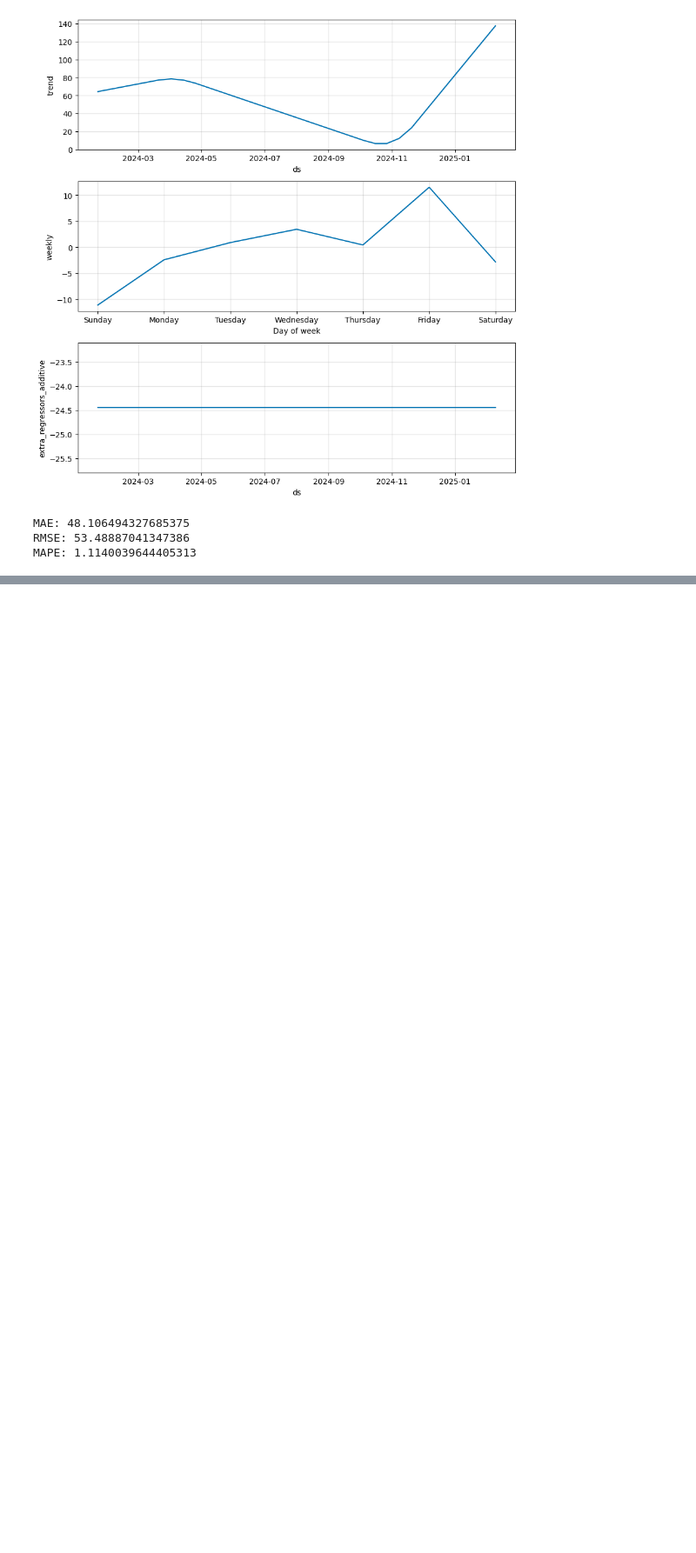
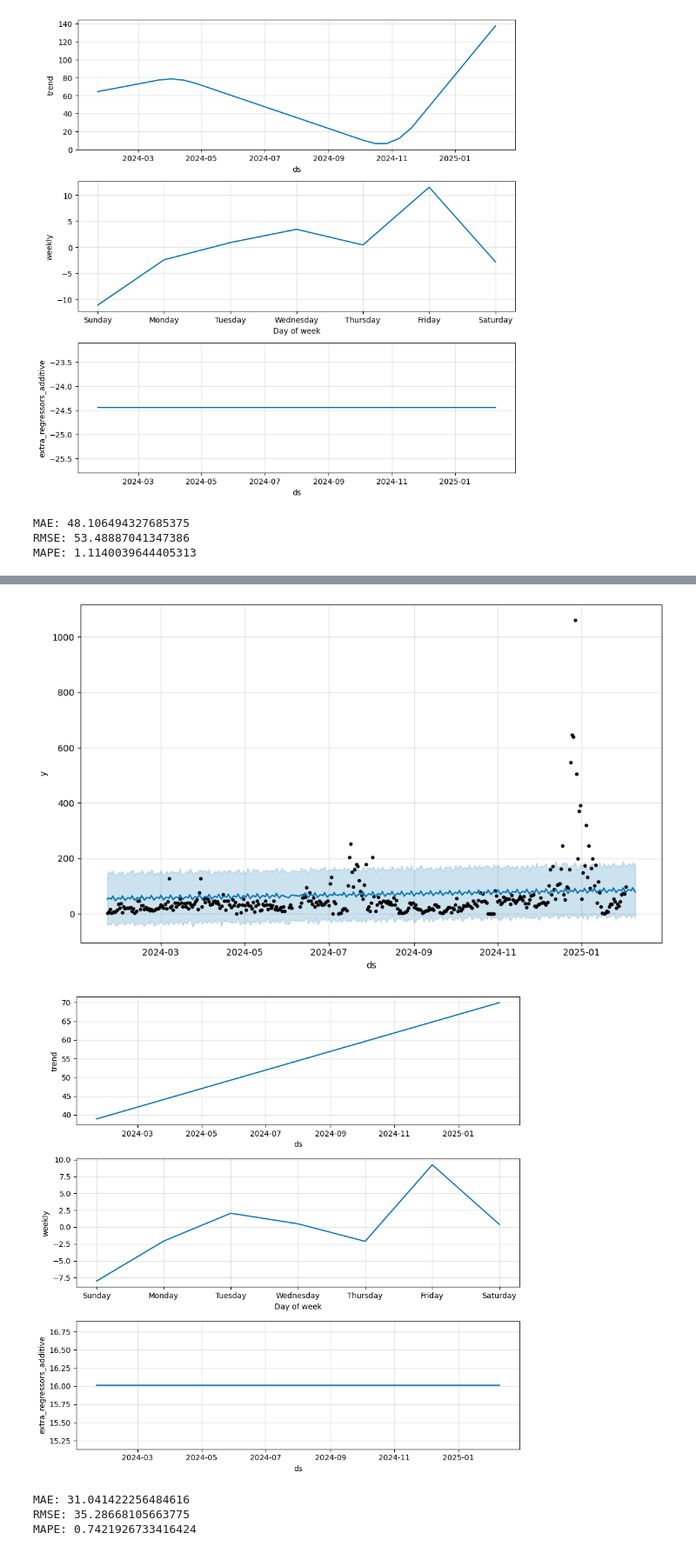
Before and after one commit to MrEcho35/Eterna-Task, a Jupyter notebook: notebook.ipynb, the cells around one changed output, grey strips where cells are left out. Shown: that part at 87% size. Drawn from its saved outputs; the diff is of its cells as text; code cells hidden in the pictures; blank space fills up the shorter version.

```diff
--- a/notebook.ipynb
+++ b/notebook.ipynb
@@ -220,0 +370,19 @@ MAPE: 1.1140039644405313
+# %%
+# Create a future dataframe (7 days ahead)
+future = model.make_future_dataframe(periods=7)
+
+# Add the necessary columns for future prediction
+future['click_count'] = df_prophet['click_count'].iloc[-1]
+future['month'] = df_prophet['month'].iloc[-1]
+future['impression_count'] = df_prophet['impression_count'].iloc[-1]
+future['weekday'] = df_prophet['weekday'].iloc[-1]
+future['dayofyear'] = df_prophet['dayofyear'].iloc[-1]
+future['is_weekend'] = df_prophet['is_weekend'].iloc[-1]
+future['is_holiday'] = df_prophet['is_holiday'].iloc[-1]
+
+# Make predictions
+forecast = model.predict(future)
+
+# Show the forecast for the next 7 days
+forecast_7_days = forecast[["ds", "yhat", "yhat_lower", "yhat_upper"]]
+print(forecast_7_days)
@@ -220,0 +404,37 @@ MAPE: 1.1140039644405313
+# %%
+# Plot predictions
+fig1 = model.plot(forecast)
+plt.show()
+
+# Plot components
+fig2 = model.plot_components(forecast)
+plt.show()
+# %% [output]
+[figure, added]
+[figure, added]
+# %%
+# Split the data into training and testing
+train = df_prophet
+test = df_prophet.tail(7)  # Use the last 7 days for testing
+
+# Actual values for the last 7 days (from test set)
+actual_values = test['y']
+
+# Predicted values from the forecast (7 days ahead)
+predicted_values = forecast['yhat'].tail(7)
+
+# Calculate MAE (Mean Absolute Error)
+mae = mean_absolute_error(actual_values, predicted_values)
+print(f"MAE: {mae}")
+
+# Calculate RMSE (Root Mean Squared Error)
+rmse = np.sqrt(mean_squared_error(actual_values, predicted_values))
+print(f"RMSE: {rmse}")
+
+# Calculate MAPE (Mean Absolute Percentage Error)
+mape = mean_absolute_percentage_error(actual_values, predicted_values)
+print(f"MAPE: {mape}")
+# %% [output]
+MAE: 31.041422256484616
+RMSE: 35.28668105663775
+MAPE: 0.7421926733416424
```
Also changed, not shown: parts of 8 cells of this notebook, 1 other file.
